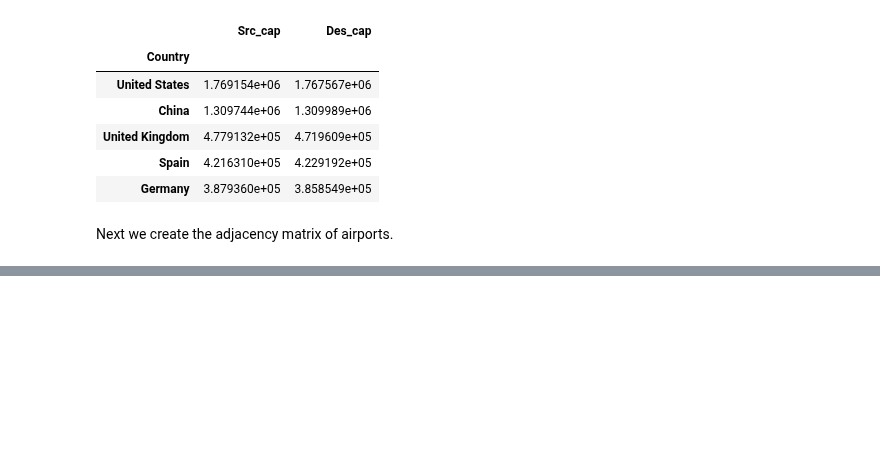
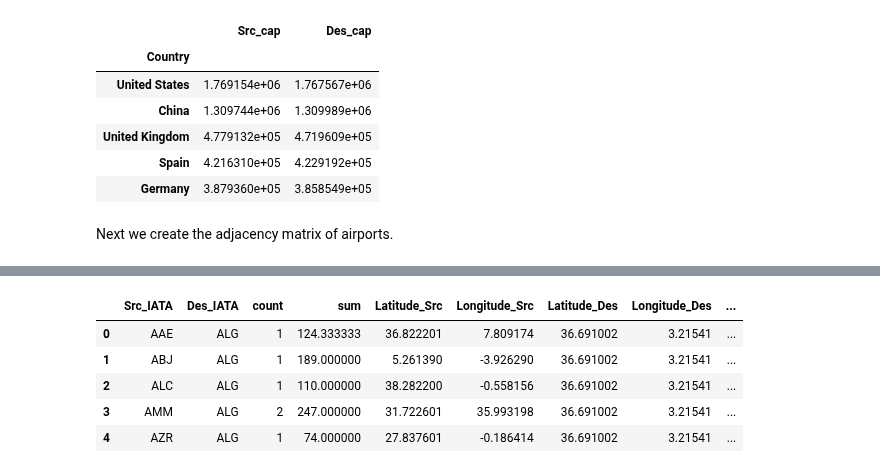
Before and after one commit to ownzonefeng/ntds_groupwork, a Jupyter notebook: Project/flightdelay/OpenFlightDescrip.ipynb, the cells around one changed output, grey strips where cells are left out. Saved outputs shown, nothing was run; the diff lists cells and outputs as text; code cells hidden in the pictures; blank space fills up the shorter version.

```diff
--- a/Project/flightdelay/OpenFlightDescrip.ipynb
+++ b/Project/flightdelay/OpenFlightDescrip.ipynb
@@ -171,4 +171,9 @@ portgeo.groupby('Country')['Src_cap','Des_cap'].sum().sort_values(by='Src_cap',a
 # %% [markdown]
 Next we create the adjacency matrix of airports.
 # %%
-df_openflight = routes.groupby(['Src_IATA','Des_IATA'])['Capacity'].agg(['count','sum']).reset_index()
+df_tmp = routes.groupby(['Src_IATA','Des_IATA'])['Capacity'].agg(['count','sum']).reset_index()
+# %%
+df_tmp = df_tmp.merge(portgeo[['IATA','Latitude','Longitude']],left_on='Src_IATA',right_on='IATA').drop(columns='IATA')
+df_tmp = df_tmp.merge(portgeo[['IATA','Latitude','Longitude']],\
+                      left_on='Des_IATA',right_on='IATA',suffixes=('_Src', '_Des')).drop(columns='IATA')
+df_tmp.head()
@@ -174,0 +187,19 @@ df_openflight = routes.groupby(['Src_IATA','Des_IATA'])['Capacity'].agg(['count'
+# %%
+from math import radians,cos,sin,asin,sqrt
+def CalDis(point_1_lat, point_1_lon, point_2_lat, point_2_lon):
+    # approximate radius of earth in km
+    R = 6378.137
+
+    lat1 = radians(float(point_1_lat))
+    lon1 = radians(float(point_1_lon))
+    lat2 = radians(float(point_2_lat))
+    lon2 = radians(float(point_2_lon))
+
+    dlon = lon2 - lon1
+    dlat = lat2 - lat1
+
+    a = sin(dlat / 2)**2 + cos(lat1) * cos(lat2) * sin(dlon / 2)**2
+    c = 2 * asin(sqrt(a))
+
+    distance = R * c
+    return np.round(distance)
@@ -175 +212,10 @@ df_openflight = routes.groupby(['Src_IATA','Des_IATA'])['Capacity'].agg(['count'
+# %%
+df_tmp.head()
+# %% [output]
+|  | Src_IATA | Des_IATA | count | sum | Latitude_Src | Longitude_Src | Latitude_Des | Longitude_Des | ... |
+| 0 | AAE | ALG | 1 | 124.333333 | 36.822201 | 7.809174 | 36.691002 | 3.21541 | ... |
+| 1 | ABJ | ALG | 1 | 189.000000 | 5.261390 | -3.926290 | 36.691002 | 3.21541 | ... |
+| 2 | ALC | ALG | 1 | 110.000000 | 38.282200 | -0.558156 | 36.691002 | 3.21541 | ... |
+| 3 | AMM | ALG | 2 | 247.000000 | 31.722601 | 35.993198 | 36.691002 | 3.21541 | ... |
+| 4 | AZR | ALG | 1 | 74.000000 | 27.837601 | -0.186414 | 36.691002 | 3.21541 | ... |
 # %%
```
Also changed, not shown: parts of 14 cells of this notebook.
